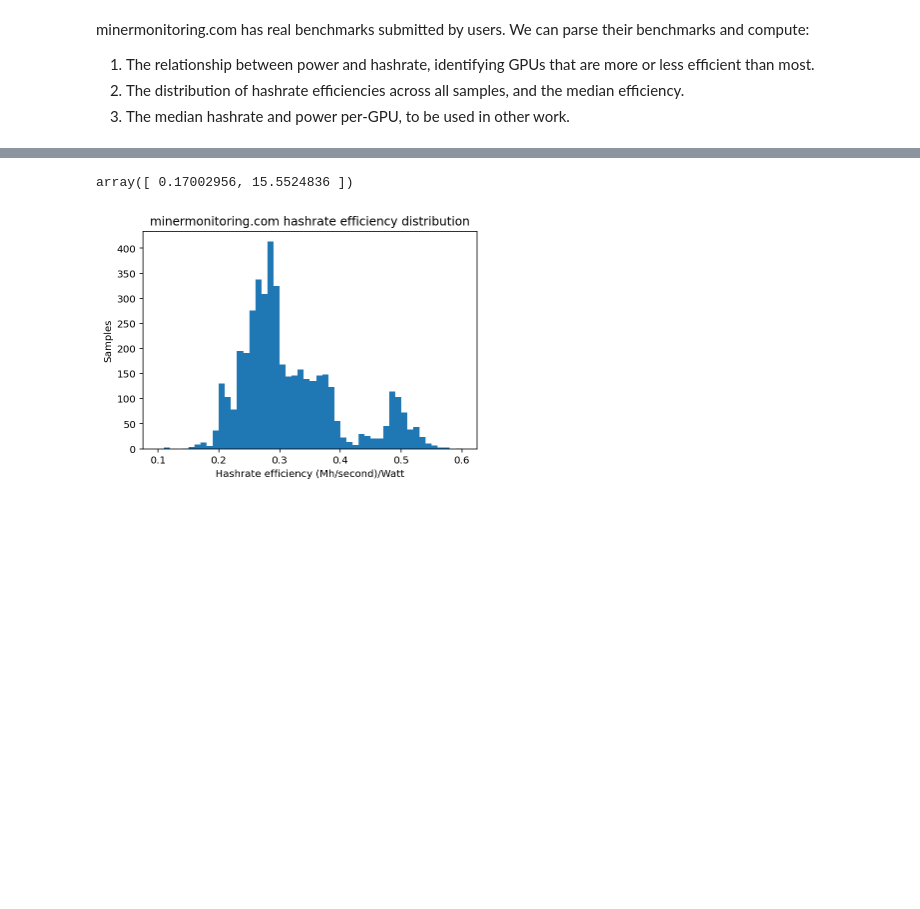
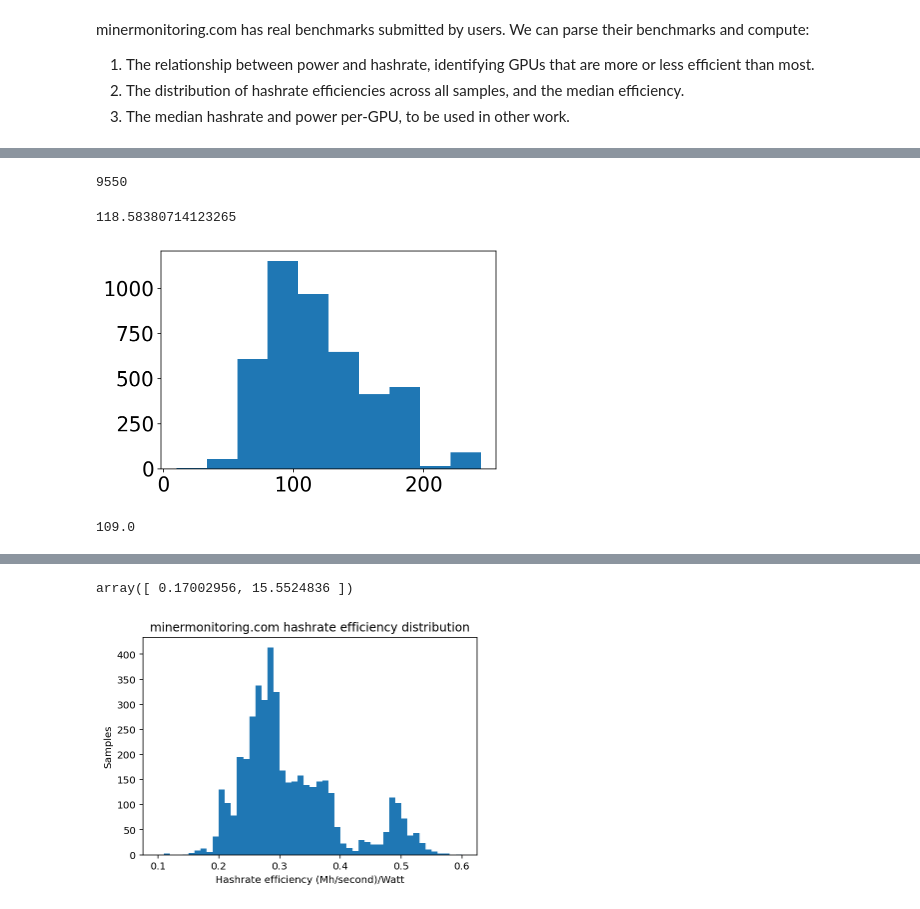
Before and after one commit to kylemcdonald/ethereum-emissions, a Jupyter notebook: sources/minermonitoring/Miner Monitoring Benchmarks.ipynb, the cells around one changed output, grey strips where cells are left out. Drawn from its saved outputs; the diff is of its cells as text; code cells hidden in the pictures; blank space fills up the shorter version.

```diff
--- a/sources/minermonitoring/Miner Monitoring Benchmarks.ipynb
+++ b/sources/minermonitoring/Miner Monitoring Benchmarks.ipynb
@@ -24,14 +28,33 @@ for fn in progress(list_files('minermonitoring.com', 'html')):
+# %%
+len(samples)
+# %% [output]
+9550
 # %%
 # throw out some very high or very low numbers that are probably glitches
 min_valid_power = 10
 min_valid_hashrate = 10
 max_valid_hashrate = 80
 # %%
+all_power = []
 grouped = defaultdict(list)
 for sample in samples:
     hashrate = float(sample['hashrate'].split(' ')[0])
     power = float(sample['power'].split('W')[0])
     if hashrate > max_valid_hashrate or hashrate < min_valid_hashrate or power < min_valid_power:
         continue
+    all_power.append(power)
     grouped[sample['gpu']].append((hashrate, power))
 grouped = dict(grouped)
+# %%
+e = np.asarray(all_power)
+# e[(e > 50) & (e < 200)].mean()
+e[e>50].mean()
+# %% [output]
+118.58380714123265
+# %%
+plt.hist(all_power, bins=10)
+plt.show()
+np.median(all_power)
+# %% [output]
+[figure, added]
+109.0
```
Also changed, not shown: parts of 5 cells of this notebook, 50 other files.
